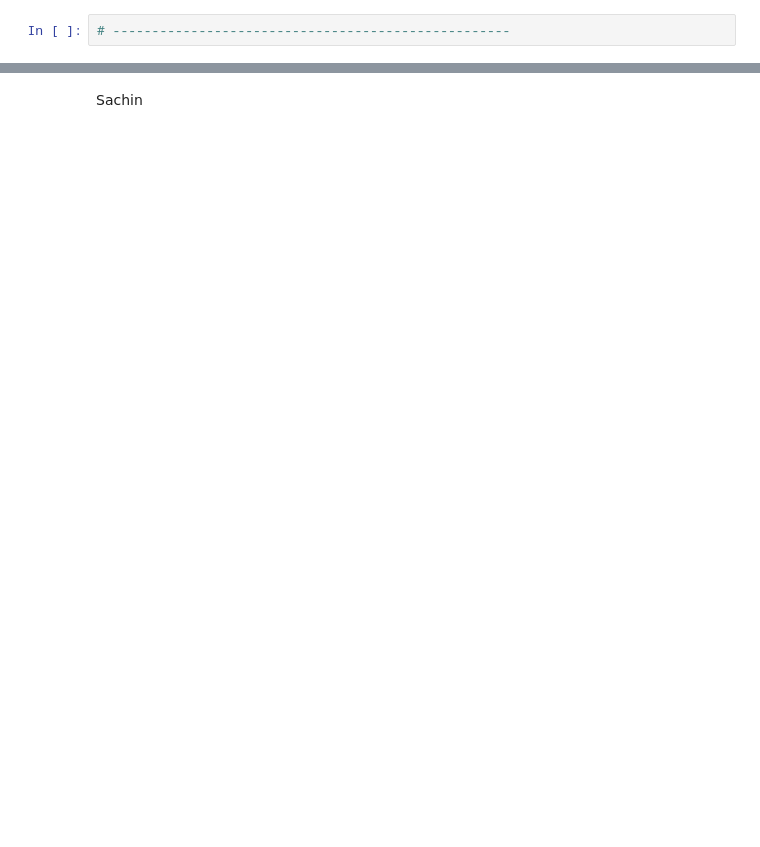
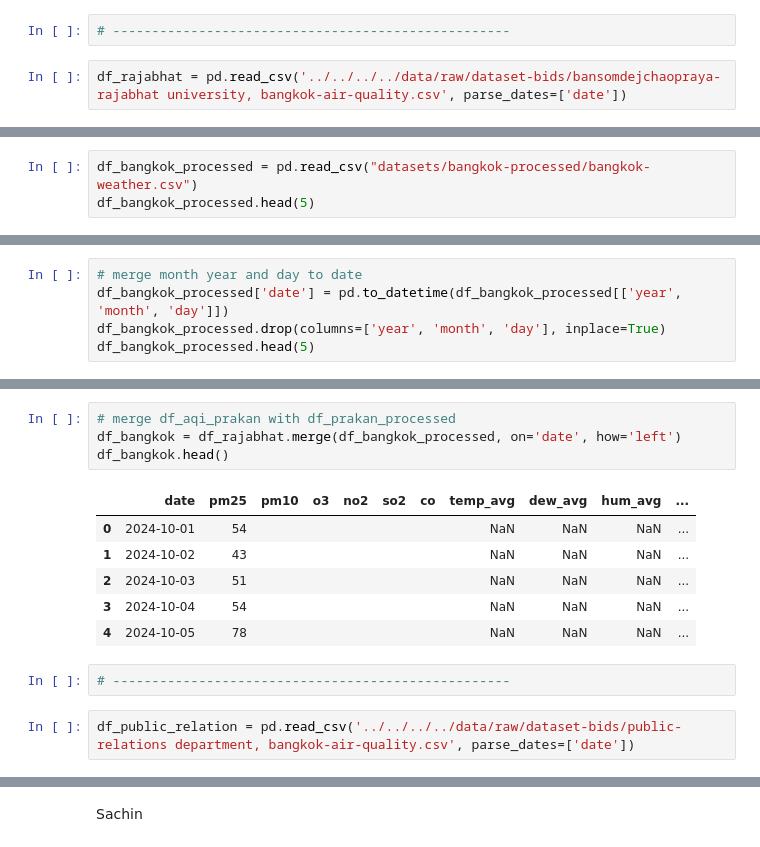
Before and after one commit to sachinmalego/MLProj2024, a Jupyter notebook: .devcontainer/notebooks/eda/eda-bids/merger-weather.ipynb, the cells around one changed output, grey strips where cells are left out. Cells and saved outputs as stored; diff of their text form; blank space fills up the shorter version.

```diff
--- a/.devcontainer/notebooks/eda/eda-bids/merger-weather.ipynb
+++ b/.devcontainer/notebooks/eda/eda-bids/merger-weather.ipynb
@@ -238,2 +233,4 @@ df_sakhon[df_aqi_sakhon['date'] == '2014-01-01']
 # %%
 # ---------------------------------------------------
+# %%
+df_rajabhat = pd.read_csv('../../../../data/raw/dataset-bids/bansomdejchaopraya-rajabhat university, bangkok-air-quality.csv', parse_dates=['date'])
@@ -239,0 +298,3 @@ df_sakhon[df_aqi_sakhon['date'] == '2014-01-01']
+# %%
+df_bangkok_processed = pd.read_csv("datasets/bangkok-processed/bangkok-weather.csv")
+df_bangkok_processed.head(5)
@@ -239,0 +308,5 @@ df_sakhon[df_aqi_sakhon['date'] == '2014-01-01']
+# %%
+# merge month year and day to date
+df_bangkok_processed['date'] = pd.to_datetime(df_bangkok_processed[['year', 'month', 'day']])
+df_bangkok_processed.drop(columns=['year', 'month', 'day'], inplace=True)
+df_bangkok_processed.head(5)
@@ -239,0 +320,15 @@ df_sakhon[df_aqi_sakhon['date'] == '2014-01-01']
+# %%
+# merge df_aqi_prakan with df_prakan_processed
+df_bangkok = df_rajabhat.merge(df_bangkok_processed, on='date', how='left')
+df_bangkok.head()
+# %% [output]
+|  | date | pm25 | pm10 | o3 | no2 | so2 | co | temp_avg | dew_avg | hum_avg | ... |
+| 0 | 2024-10-01 | 54 |  |  |  |  |  | NaN | NaN | NaN | ... |
+| 1 | 2024-10-02 | 43 |  |  |  |  |  | NaN | NaN | NaN | ... |
+| 2 | 2024-10-03 | 51 |  |  |  |  |  | NaN | NaN | NaN | ... |
+| 3 | 2024-10-04 | 54 |  |  |  |  |  | NaN | NaN | NaN | ... |
+| 4 | 2024-10-05 | 78 |  |  |  |  |  | NaN | NaN | NaN | ... |
+# %%
+# ---------------------------------------------------
+# %%
+df_public_relation = pd.read_csv('../../../../data/raw/dataset-bids/public-relations department, bangkok-air-quality.csv', parse_dates=['date'])
```
Also changed, not shown: parts of 22 cells of this notebook, 48 other files.
